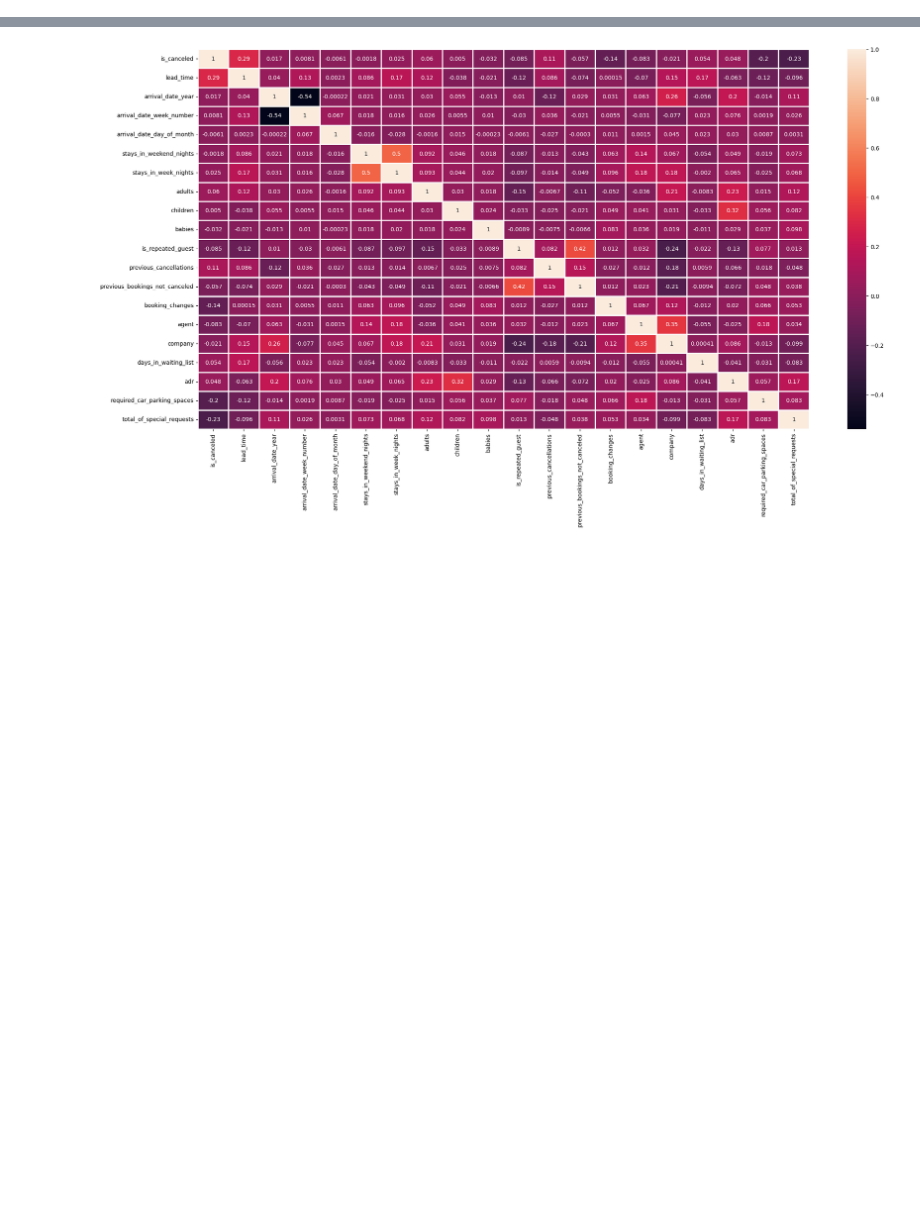
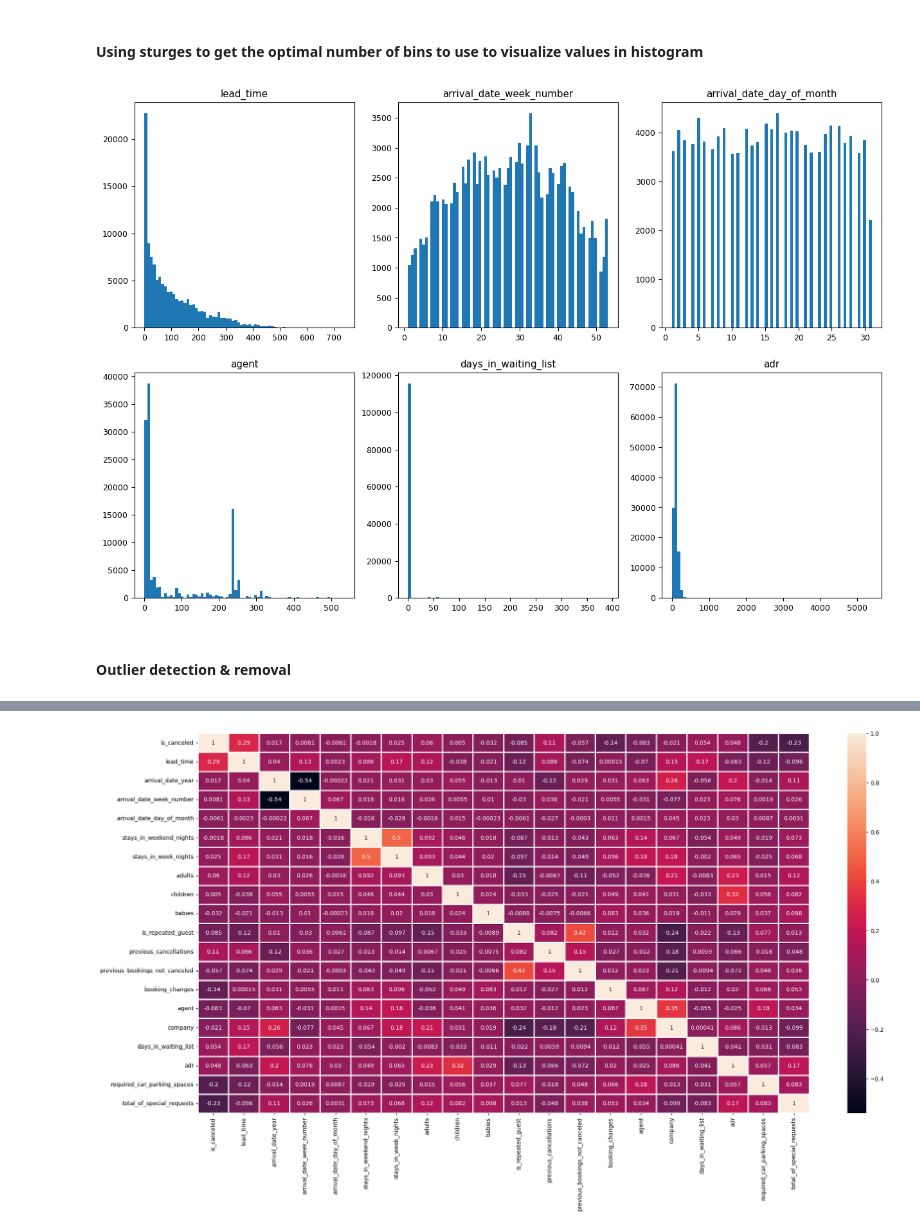
Before and after one commit to midoplays/DAProject, a Jupyter notebook: project.ipynb, the cells around one changed output, grey strips where cells are left out. Cells and saved outputs as stored; diff of their text form; code cells hidden in the pictures; blank space fills up the shorter version.

```diff
--- a/project.ipynb
+++ b/project.ipynb
@@ -177,0 +241,4 @@ df = df.drop(['company'],axis=1)
+# %%
+categoircal = [col for col in df.columns if df[col].dtype == 'O']
+categorical_df = df[categoircal]
+categorical_df.head()
@@ -177,0 +256,4 @@ df = df.drop(['company'],axis=1)
+# %%
+numerical_df = df.drop(columns=categoircal, axis=1)
+numerical_df.drop('is_canceled', inplace=True, axis=1)
+numerical_df
@@ -177,0 +335,33 @@ df = df.drop(['company'],axis=1)
+# %%
+def sturges(data):
+
+    data = np.asarray(data, dtype=np.float_)
+    N = data.size
+    k = int(3.322 * math.log2(N) + 1) + 1
+
+    return k
+# %% [markdown]
+#### Using sturges to get the optimal number of bins to use to visualize values in histogram
+# %%
+best_bins = sturges(numerical_df)
+# %%
+# adding high variance attributes in a list (filtered by standard deviation value > 3)
+att = [];
+for col in numerical_df:
+    c = numerical_df[col]
+    if c.std() > 3:
+        att.append(col)
+
+#plotting graphs
+plt.rcParams.update({'font.size': 9})
+f, axes = plt.subplots(nrows=2, ncols=3, figsize=(15,10))
+axes = axes.ravel()
+for i,ax in enumerate(axes):
+    ax.figure
+    ax.hist(df[att[i]], best_bins)
+    ax.set_title(att[i])
+plt.show()
+# %% [output]
+[figure, added]
+# %% [markdown]
+#### Outlier detection & removal
```
Also changed, not shown: parts of 49 cells of this notebook.
